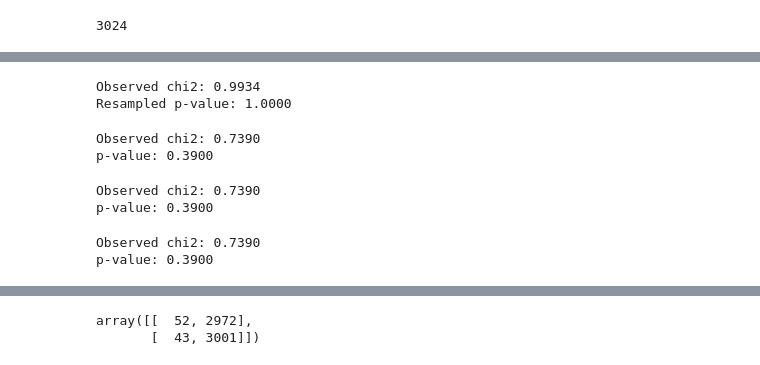
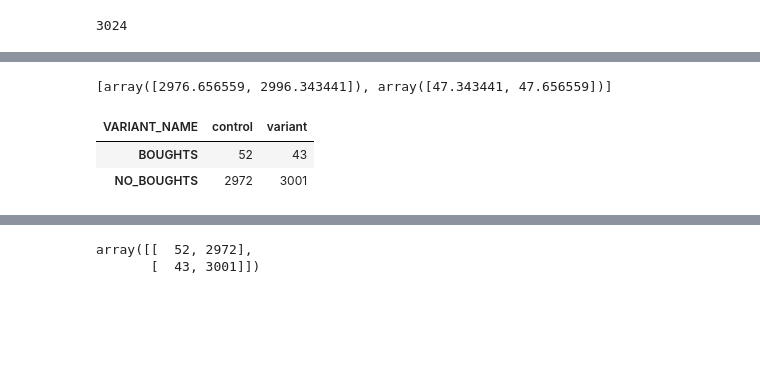
Before and after one commit to tomashbk/ab_testing, a Jupyter notebook: abtesting_2023-04-26.ipynb, the cells around one changed output, grey strips where cells are left out. Cells and saved outputs as stored; diff of their text form; code cells hidden in the pictures; blank space fills up the shorter version.

Commit message:
Chi-square test

```diff
--- a/abtesting_2023-04-26.ipynb
+++ b/abtesting_2023-04-26.ipynb
@@ -569,56 +550,19 @@ observe:3001
-# %%
-# Resampling approach
-box = [1] * df_contingency.sum()['BOUGHTS']
-box.extend([0] * df_contingency.sum()['NO_BOUGHTS'])
-random.shuffle(box)
-
-def chi2(observed, expected):
-    pearson_residuals = []
-    for row, expect in zip(observed, expected):
-        # print(f'observed: {row}')
-        # print(f'expected: {expect}')
-        pearson_residuals.append([(observe - expect) ** 2 / expect
-                                  for observe in row])
-    # return sum of squares
-    return np.sum(pearson_residuals)
-
-expected_clicks = df_contingency.mean()['BOUGHTS']
-expected_noclicks = df_contingency.mean()['NO_BOUGHTS']
-expected = [expected_clicks, expected_noclicks]
-chi2observed = chi2(df_contingency.T.values, expected)
-
-def perm_fun_chisquare(box):
-    sample_clicks = [sum(random.sample(box, (df_contingency.sum(axis=1)['control']))),
-                     sum(random.sample(box, (df_contingency.sum(axis=1)['variant'])))]
-    sample_noclicks = [(1000) - n for n in sample_clicks]
-    return chi2([sample_clicks, sample_noclicks], expected)
-
-perm_chi2 = [perm_fun_chisquare(box) for _ in range(2000)]
-
-resampled_p_value = sum(perm_chi2 > chi2observed) / len(perm_chi2)
-print(f'Observed chi2: {chi2observed:.4f}')
-print(f'Resampled p-value: {resampled_p_value:.4f}')
-# %% [output]
-Observed chi2: 0.9934
-Resampled p-value: 1.0000
-# %%
-chisq, pvalue, df, expected = stats.chi2_contingency(df_contingency)
-print(f'Observed chi2: {chisq:.4f}')
-print(f'p-value: {pvalue:.4f}')
-# %% [output]
-Observed chi2: 0.7390
-p-value: 0.3900
-# %%
-chisq, pvalue, df, expected = stats.chi2_contingency(df_contingency.T)
-print(f'Observed chi2: {chisq:.4f}')
-print(f'p-value: {pvalue:.4f}')
-# %% [output]
-Observed chi2: 0.7390
-p-value: 0.3900
-# %%
-chisq, pvalue, df, expected = stats.chi2_contingency(boughts)
-print(f'Observed chi2: {chisq:.4f}')
-print(f'p-value: {pvalue:.4f}')
-# %% [output]
-Observed chi2: 0.7390
-p-value: 0.3900
+# %%
+ratio_boughts = df_contingency.sum()['BOUGHTS'] / df_contingency.sum().sum()
+expected_boughts_control = ratio_boughts * df_contingency.sum(axis=1)['control']
+expected_boughts_variant = ratio_boughts * df_contingency.sum(axis=1)['variant']
+expected_noboughts_control = df_contingency.sum(axis=1)['control'] - expected_boughts_control
+expected_noboughts_variant = df_contingency.sum(axis=1)['variant'] - expected_boughts_variant
+expected_boughts = np.array([expected_boughts_control, expected_boughts_variant])
+expected_noboughts = np.array([expected_noboughts_control, expected_noboughts_variant])
+# expected = [expected_boughts, expected_noboughts]
+expected = [expected_noboughts, expected_boughts]
+expected
+# %% [output]
+[array([2976.656559, 2996.343441]), array([47.343441, 47.656559])]
+# %%
+df_contingency.T
+# %% [output]
+| VARIANT_NAME | control | variant |
+| BOUGHTS | 52 | 43 |
+| NO_BOUGHTS | 2972 | 3001 |
```
Also changed, not shown: parts of 21 cells of this notebook.
